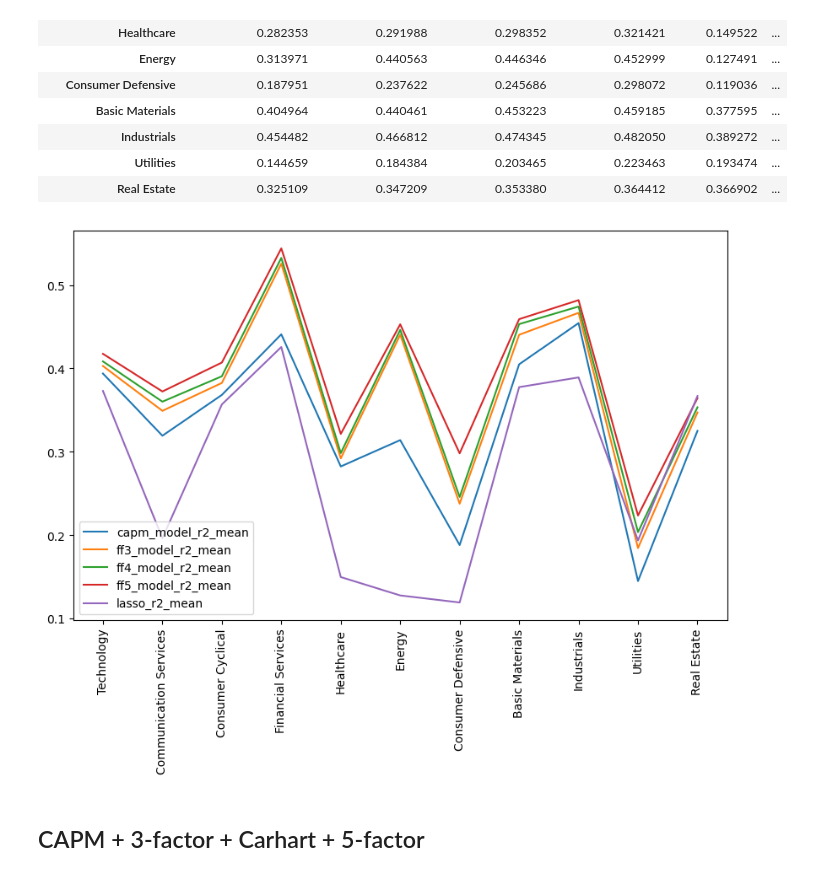
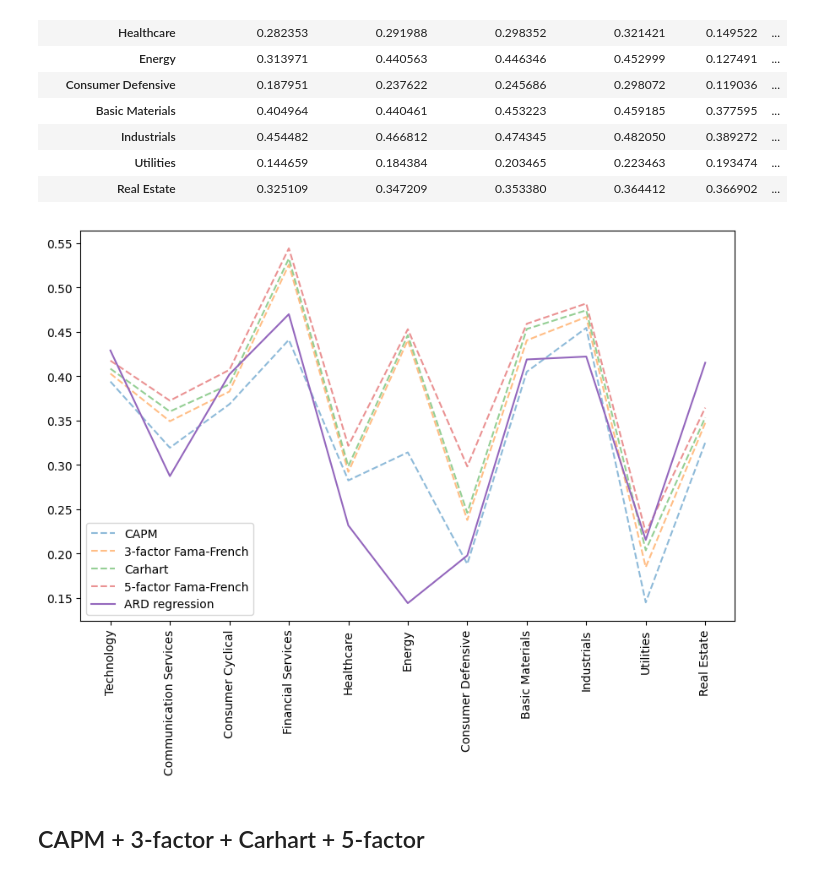
Before and after one commit to NikolaySimakov/Fama-French-models, a Jupyter notebook: main.ipynb, the cells around one changed output. Cells and saved outputs as stored; diff of their text form; code cells hidden in the pictures.

Commit message:
Add charts

```diff
--- a/main.ipynb
+++ b/main.ipynb
@@ -419,0 +410,11 @@ Energy
+# %%
+def objective_ardregr(trial):
+    params = {
+        'n_features_to_select': trial.suggest_int('n_features_to_select', 1, 30),
+        'step': trial.suggest_int('step', 1, 10),
+    }
+
+    regr = RFEARDRegression(**params)
+    regr.fit(X_train, y_train)
+    preds = regr.predict(X_test)
+    return r2_score(y_test, preds)
@@ -471,6 +501,7 @@ ff4_model_r2_mean = []
 ff5_model_r2_mean = []
 
 lasso_r2_mean = []
+ard_regr_r2_mean = []
 
 capm_model_mse_mean = []
 ff3_model_mse_mean = []
@@ -490,6 +521,7 @@ for sector in sectors_array:
 	ff5_model_r2 = []
 
 	lasso_model_r2 = []
+	ard_model_r2 = []
 
 	capm_model_mse = []
 	ff3_model_mse = []
@@ -512,6 +544,7 @@ for sector in sectors_array:
 			ff5_model_r2.append(ff5_model_res.rsquared)
 
 			lasso_model_r2.append(scores_dict_lasso[ticker])
+			ard_model_r2.append(scores_dict_rfeard_regression[ticker])
 
 			capm_model_mse.append(capm_model_res.mse_total)
 			ff3_model_mse.append(ff3_model_res.mse_total)
@@ -535,6 +568,7 @@ for sector in sectors_array:
 	ff4_model_r2_mean.append(np.array(ff4_model_r2).mean())
 	ff5_model_r2_mean.append(np.array(ff5_model_r2).mean())
 	lasso_r2_mean.append(np.array(lasso_model_r2).mean())
+	ard_regr_r2_mean.append(np.array(ard_model_r2).mean())
 
 	capm_model_mse_mean.append(np.array(capm_model_mse).mean())
 	ff3_model_mse_mean.append(np.array(ff3_model_mse).mean())
@@ -581,6 +615,7 @@ df_mean_metrics = pd.DataFrame(data={
 
     # additional
     'lasso_r2_mean': lasso_r2_mean,
+    'ard_regr_r2_mean': ard_regr_r2_mean,
 
 
     'capm_model_mse_mean': capm_model_mse_mean,
@@ -609,25 +644,36 @@ df_mean_metrics.to_excel('data/prepr/mean_base_metrics.xlsx')
 # %%
 import matplotlib.pyplot as plt
 
 # Установка ширины графика
 # Измените значения (ширина, высота) в соответствии с вашими предпочтениями
 plt.figure(figsize=(10, 6))
 
+col_names = {
+    'capm_model_r2_mean': 'CAPM',
+    'ff3_model_r2_mean': '3-factor Fama-French',
+    'ff4_model_r2_mean': 'Carhart',
+    'ff5_model_r2_mean': '5-factor Fama-French'
+}
+
 # Построение графиков
-for column_name in ['capm_model_r2_mean', 'ff3_model_r2_mean', 'ff4_model_r2_mean', 'ff5_model_r2_mean', 'lasso_r2_mean']:
-    df_mean_metrics[column_name].plot(label=column_name)
+for column_name in ['capm_model_r2_mean', 'ff3_model_r2_mean', 'ff4_model_r2_mean', 'ff5_model_r2_mean', 'ard_regr_r2_mean']:
+    if column_name == 'ard_regr_r2_mean':
+        df_mean_metrics[column_name].plot(label='ARD regression')
+    else:
+        df_mean_metrics[column_name].plot(
+            label=col_names[column_name], linestyle='--', alpha=0.5)
 
 # Добавление легенды
 plt.legend()
 
 # Добавление подписей по оси X
 plt.xticks(range(len(df_mean_metrics)), df_mean_metrics.index,
            rotation=90)  # Вращение подписей для лучшей читаемости
 
 # Отображение графика
 plt.show()
 # %% [output]
-[figure, old version]
+[figure, new version]
 # %% [markdown]
 ## CAPM + 3-factor + Carhart + 5-factor
 # %%
```
Also changed, not shown: parts of 9 cells of this notebook.
